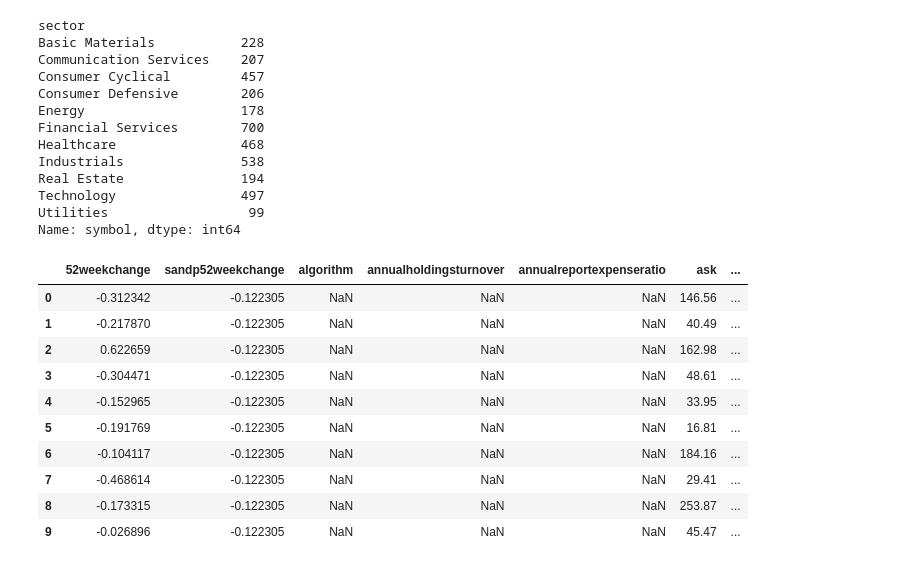
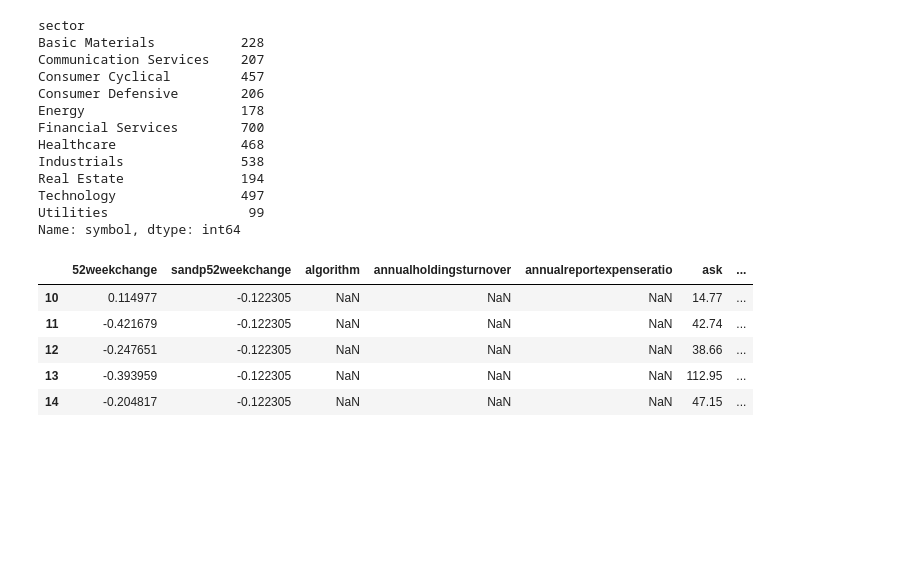
Before and after one commit to alpha2phi-platform/alphalib, a Jupyter notebook: 02_analysis.ipynb, the cells around one changed output. Saved outputs shown, nothing was run; the diff lists cells and outputs as text; code cells hidden in the pictures; blank space fills up the shorter version.

```diff
--- a/02_analysis.ipynb
+++ b/02_analysis.ipynb
@@ -60,17 +60,12 @@ Technology                497
 Utilities                  99
 Name: symbol, dtype: int64
 # %%
-stock_stats.head(10)
+stock_stats.tail(5)
 # %% [output]
 |  | 52weekchange | sandp52weekchange | algorithm | annualholdingsturnover | annualreportexpenseratio | ask | ... |
-| 0 | -0.312342 | -0.122305 | NaN | NaN | NaN | 146.56 | ... |
-| 1 | -0.217870 | -0.122305 | NaN | NaN | NaN | 40.49 | ... |
-| 2 | 0.622659 | -0.122305 | NaN | NaN | NaN | 162.98 | ... |
-| 3 | -0.304471 | -0.122305 | NaN | NaN | NaN | 48.61 | ... |
-| 4 | -0.152965 | -0.122305 | NaN | NaN | NaN | 33.95 | ... |
-| 5 | -0.191769 | -0.122305 | NaN | NaN | NaN | 16.81 | ... |
-| 6 | -0.104117 | -0.122305 | NaN | NaN | NaN | 184.16 | ... |
-| 7 | -0.468614 | -0.122305 | NaN | NaN | NaN | 29.41 | ... |
-| 8 | -0.173315 | -0.122305 | NaN | NaN | NaN | 253.87 | ... |
-| 9 | -0.026896 | -0.122305 | NaN | NaN | NaN | 45.47 | ... |
+| 10 | 0.114977 | -0.122305 | NaN | NaN | NaN | 14.77 | ... |
+| 11 | -0.421679 | -0.122305 | NaN | NaN | NaN | 42.74 | ... |
+| 12 | -0.247651 | -0.122305 | NaN | NaN | NaN | 38.66 | ... |
+| 13 | -0.393959 | -0.122305 | NaN | NaN | NaN | 112.95 | ... |
+| 14 | -0.204817 | -0.122305 | NaN | NaN | NaN | 47.15 | ... |
 # %%
```
Also changed, not shown: parts of 1 cell of this notebook, 3 other files.
